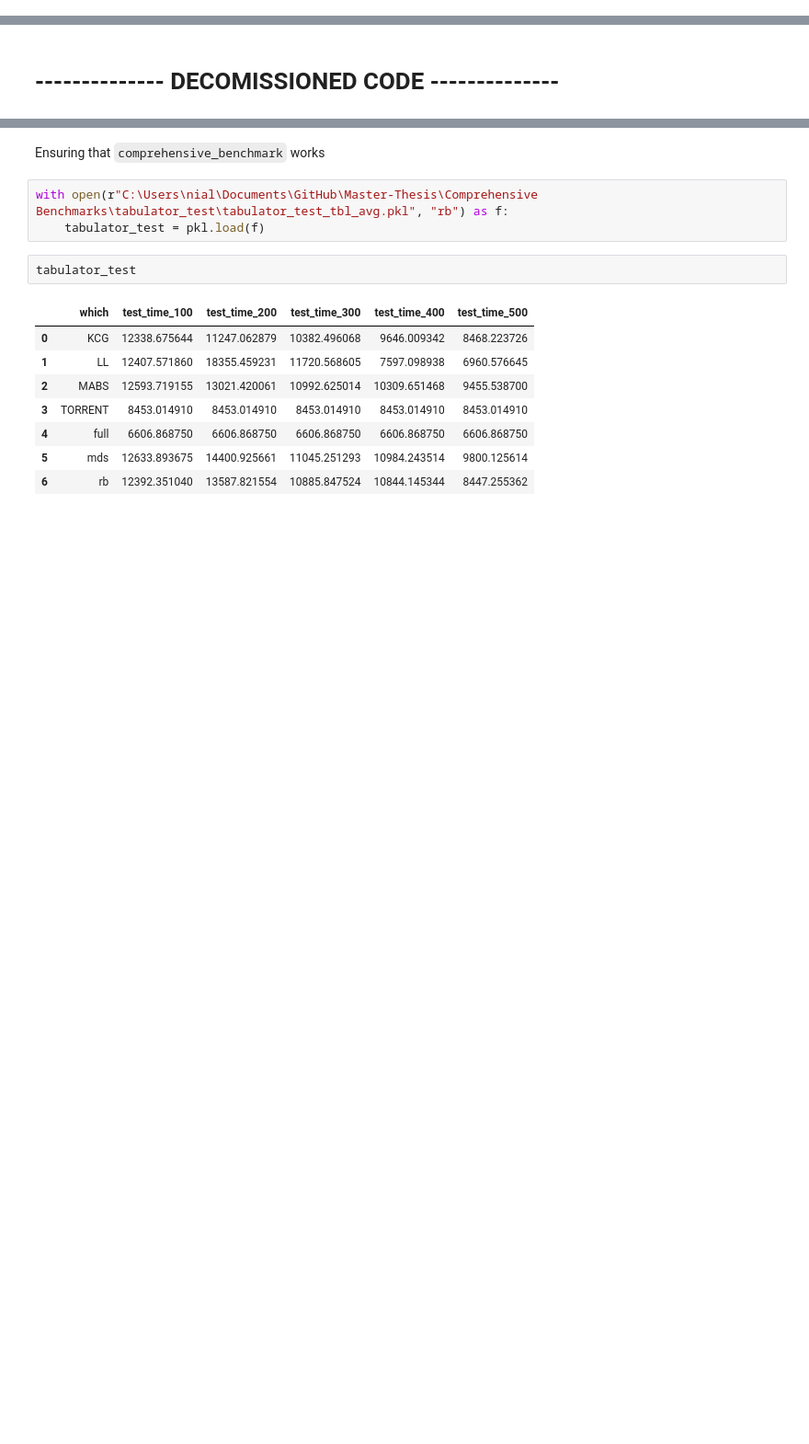
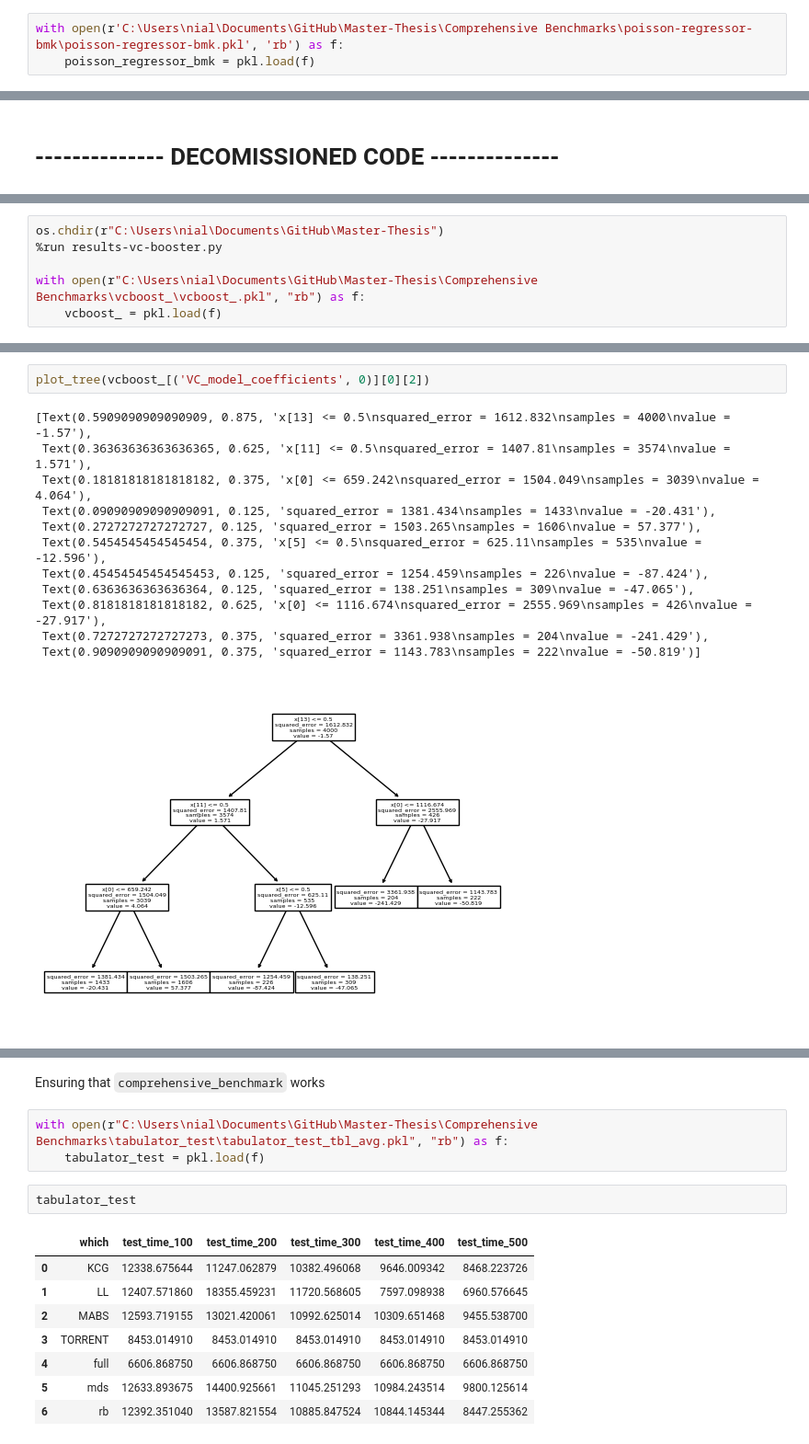
Before and after one commit to PerryChicken1/Master-Thesis, a Jupyter notebook: multi-armed-bandit.ipynb, the cells around one changed output, grey strips where cells are left out. Shown at 92% size. Saved outputs shown, nothing was run; the diff lists cells and outputs as text; blank space fills up the shorter version.

```diff
--- a/multi-armed-bandit.ipynb
+++ b/multi-armed-bandit.ipynb
@@ -231,0 +300,3 @@ Benchmarking run 2 for model MABS
+# %%
+with open(r'C:\Users\nial\Documents\GitHub\Master-Thesis\Comprehensive Benchmarks\poisson-regressor-bmk\poisson-regressor-bmk.pkl', 'rb') as f:
+    poisson_regressor_bmk = pkl.load(f)
@@ -233,0 +340,6 @@ Benchmarking run 2 for model MABS
+# %%
+os.chdir(r"C:\Users\nial\Documents\GitHub\Master-Thesis")
+%run results-vc-booster.py
+
+with open(r"C:\Users\nial\Documents\GitHub\Master-Thesis\Comprehensive Benchmarks\vcboost_\vcboost_.pkl", "rb") as f:
+    vcboost_ = pkl.load(f)
@@ -233,0 +367,15 @@ Benchmarking run 2 for model MABS
+# %%
+plot_tree(vcboost_[('VC_model_coefficients', 0)][0][2])
+# %% [output]
+[Text(0.5909090909090909, 0.875, 'x[13] <= 0.5\nsquared_error = 1612.832\nsamples = 4000\nvalue = -1.57'),
+ Text(0.36363636363636365, 0.625, 'x[11] <= 0.5\nsquared_error = 1407.81\nsamples = 3574\nvalue = 1.571'),
+ Text(0.18181818181818182, 0.375, 'x[0] <= 659.242\nsquared_error = 1504.049\nsamples = 3039\nvalue = 4.064'),
+ Text(0.09090909090909091, 0.125, 'squared_error = 1381.434\nsamples = 1433\nvalue = -20.431'),
+ Text(0.2727272727272727, 0.125, 'squared_error = 1503.265\nsamples = 1606\nvalue = 57.377'),
+ Text(0.5454545454545454, 0.375, 'x[5] <= 0.5\nsquared_error = 625.11\nsamples = 535\nvalue = -12.596'),
+ Text(0.45454545454545453, 0.125, 'squared_error = 1254.459\nsamples = 226\nvalue = -87.424'),
+ Text(0.6363636363636364, 0.125, 'squared_error = 138.251\nsamples = 309\nvalue = -47.065'),
+ Text(0.8181818181818182, 0.625, 'x[0] <= 1116.674\nsquared_error = 2555.969\nsamples = 426\nvalue = -27.917'),
+ Text(0.7272727272727273, 0.375, 'squared_error = 3361.938\nsamples = 204\nvalue = -241.429'),
+ Text(0.9090909090909091, 0.375, 'squared_error = 1143.783\nsamples = 222\nvalue = -50.819')]
+[figure, added]
```
Also changed, not shown: parts of 22 cells of this notebook, 26 other files.
